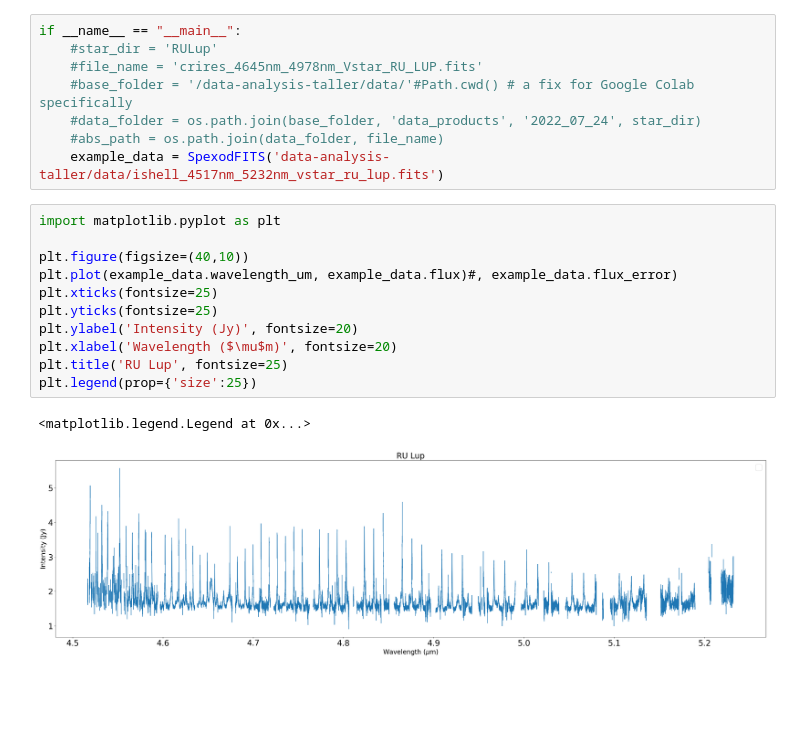
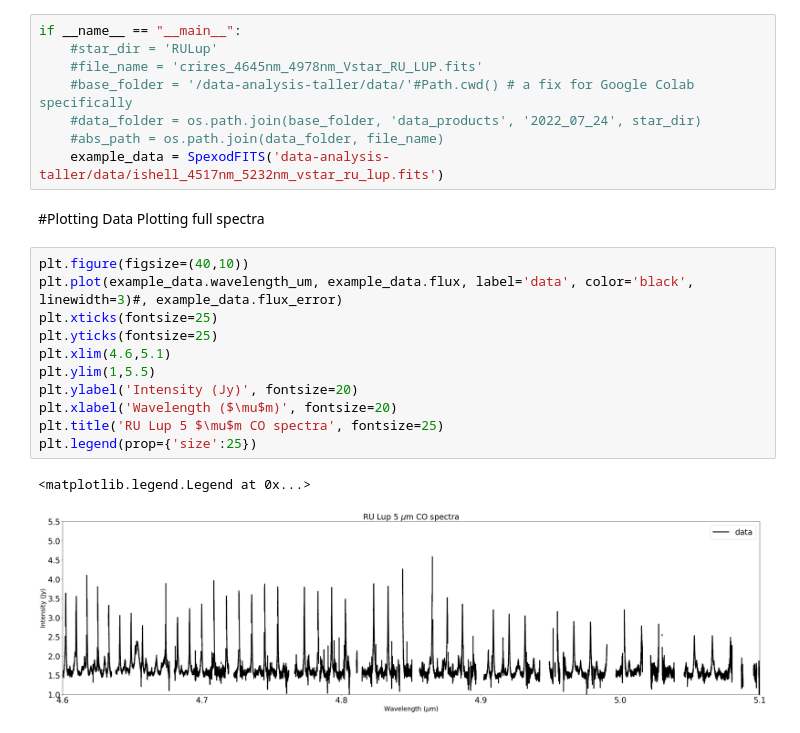
Before and after one commit to michaelsanchez2025/inspirastem-2025-template, a Jupyter notebook: data/Untitled-1.ipynb, the cells around one changed output. Cells and saved outputs as stored; diff of their text form; blank space fills up the shorter version.

```diff
--- a/data/Untitled-1.ipynb
+++ b/data/Untitled-1.ipynb
@@ -114,17 +115,20 @@ if __name__ == "__main__":
     #data_folder = os.path.join(base_folder, 'data_products', '2022_07_24', star_dir)
     #abs_path = os.path.join(data_folder, file_name)
     example_data = SpexodFITS('data-analysis-taller/data/ishell_4517nm_5232nm_vstar_ru_lup.fits')
+# %% [markdown]
+#Plotting Data
+Plotting full spectra
 # %%
-import matplotlib.pyplot as plt
-
 plt.figure(figsize=(40,10))
-plt.plot(example_data.wavelength_um, example_data.flux)#, example_data.flux_error)
+plt.plot(example_data.wavelength_um, example_data.flux, label='data', color='black', linewidth=3)#, example_data.flux_error)
 plt.xticks(fontsize=25)
 plt.yticks(fontsize=25)
+plt.xlim(4.6,5.1)
+plt.ylim(1,5.5)
 plt.ylabel('Intensity (Jy)', fontsize=20)
 plt.xlabel('Wavelength ($\mu$m)', fontsize=20)
-plt.title('RU Lup', fontsize=25)
+plt.title('RU Lup 5 $\mu$m CO spectra', fontsize=25)
 plt.legend(prop={'size':25})
 # %% [output]
 <matplotlib.legend.Legend at 0x...>
-[figure, old version]
+[figure, new version]
```
Also changed, not shown: parts of 1 cell of this notebook.
